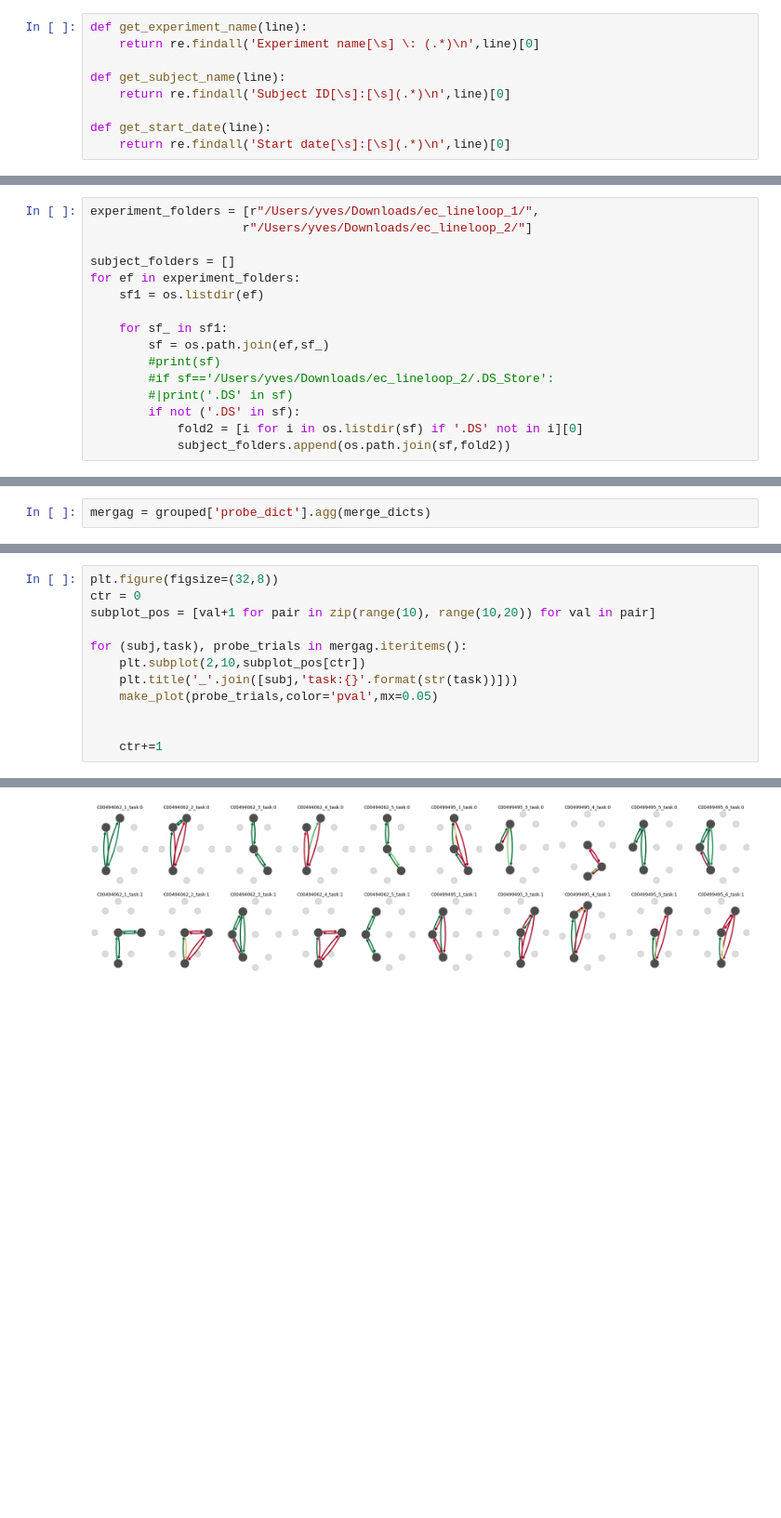
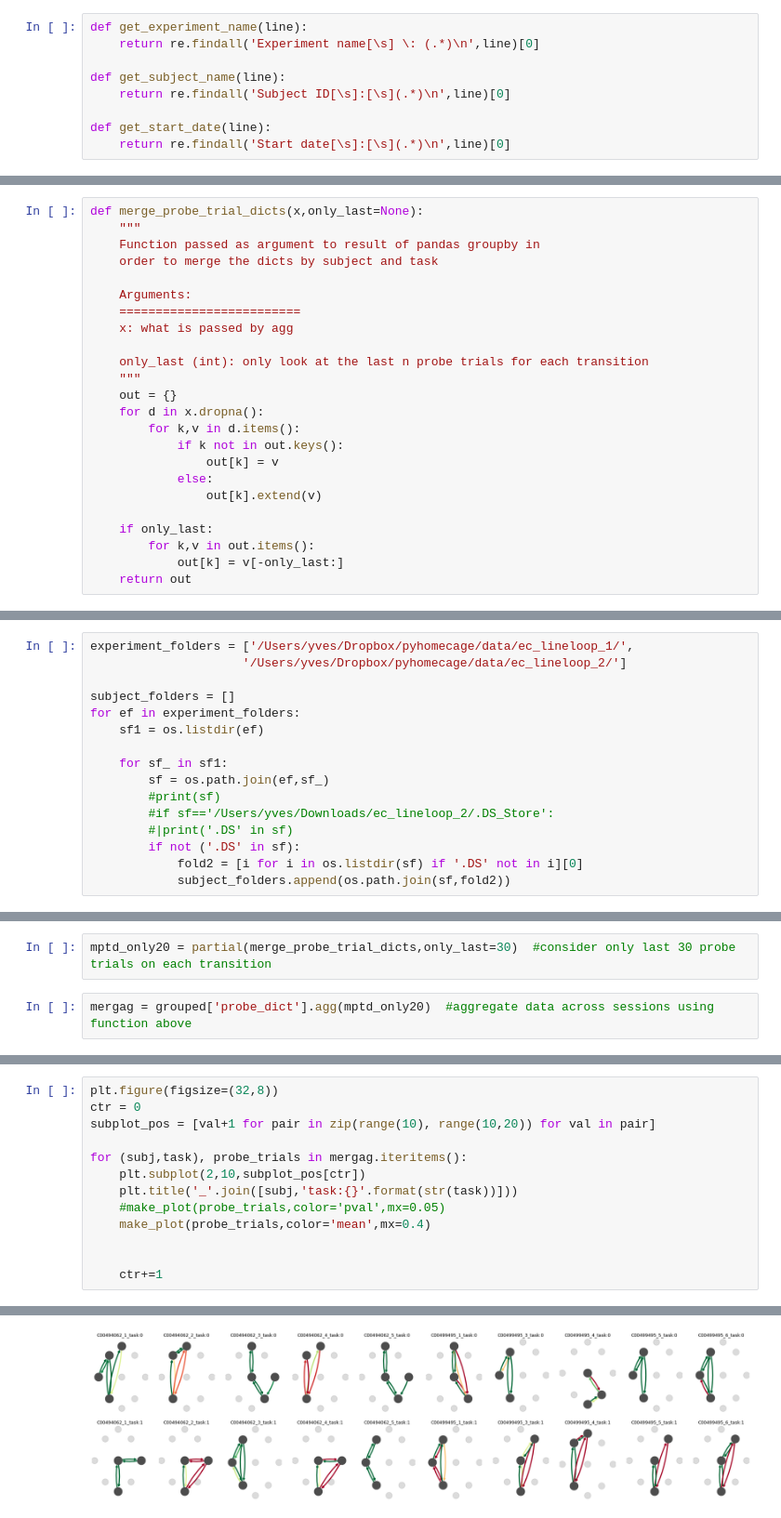
Before and after one commit to yves-weissenberger/line_loop, a Jupyter notebook: project_notebooks/line_loop/follow_the_light/process_homecage_data_clean.ipynb, the cells around one changed output, grey strips where cells are left out. Shown at 93% size. Saved outputs shown, nothing was run; the diff lists cells and outputs as text; blank space fills up the shorter version.

```diff
--- a/project_notebooks/line_loop/follow_the_light/process_homecage_data_clean.ipynb
+++ b/project_notebooks/line_loop/follow_the_light/process_homecage_data_clean.ipynb
@@ -114,0 +163,24 @@ a.copy()
+# %%
+def merge_probe_trial_dicts(x,only_last=None):
+    """
+    Function passed as argument to result of pandas groupby in
+    order to merge the dicts by subject and task
+
+    Arguments:
+    =========================
+    x: what is passed by agg
+
+    only_last (int): only look at the last n probe trials for each transition
+    """
+    out = {}
+    for d in x.dropna():
+        for k,v in d.items():
+            if k not in out.keys():
+                out[k] = v
+            else:
+                out[k].extend(v)
+
+    if only_last:
+        for k,v in out.items():
+            out[k] = v[-only_last:]
+    return out
@@ -115,6 +221,6 @@ a.copy()
 # %%
-experiment_folders = [r"/Users/yves/Downloads/ec_lineloop_1/",
-                     r"/Users/yves/Downloads/ec_lineloop_2/"]
+experiment_folders = ['/Users/yves/Dropbox/pyhomecage/data/ec_lineloop_1/',
+                     '/Users/yves/Dropbox/pyhomecage/data/ec_lineloop_2/']
 
 subject_folders = []
 for ef in experiment_folders:
@@ -245,2 +257,4 @@ grouped= df.groupby(['subject','task_nr'])
+# %%
+mptd_only20 = partial(merge_probe_trial_dicts,only_last=30)  #consider only last 30 probe trials on each transition
 # %%
-mergag = grouped['probe_dict'].agg(merge_dicts)
+mergag = grouped['probe_dict'].agg(mptd_only20)  #aggregate data across sessions using function above
@@ -265,7 +268,8 @@ subplot_pos = [val+1 for pair in zip(range(10), range(10,20)) for val in pair]
 for (subj,task), probe_trials in mergag.iteritems():
     plt.subplot(2,10,subplot_pos[ctr])
     plt.title('_'.join([subj,'task:{}'.format(str(task))]))
-    make_plot(probe_trials,color='pval',mx=0.05)
+    #make_plot(probe_trials,color='pval',mx=0.05)
+    make_plot(probe_trials,color='mean',mx=0.4)
 
 
     ctr+=1
@@ -273 +285 @@ for (subj,task), probe_trials in mergag.iteritems():
-[figure, old version]
+[figure, new version]
```
Also changed, not shown: parts of 25 cells of this notebook.
